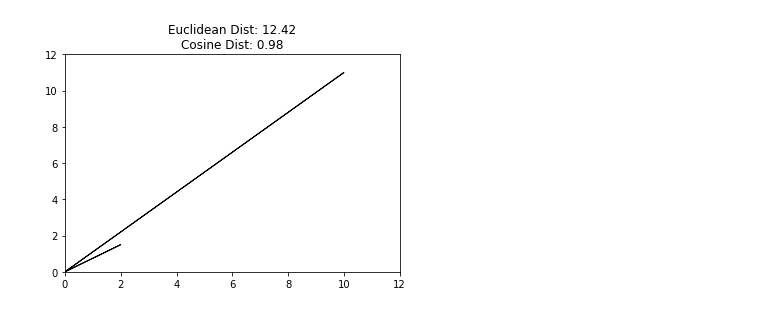
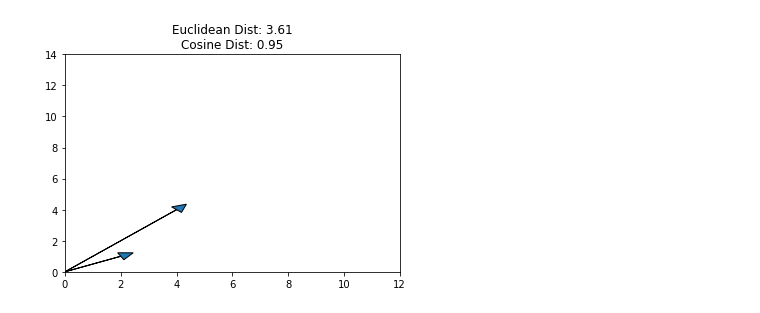
Before and after one commit to caiomiyashiro/RecommenderSystemsNotebooks, a Jupyter notebook: Month 2 Part III - Notes on Similarity Metrics for CF.ipynb, the cells around one changed output. Cells and saved outputs as stored; diff of their text form; code cells hidden in the pictures.

Commit message:
finished metrics

```diff
--- a/Month 2 Part III - Notes on Similarity Metrics for CF.ipynb
+++ b/Month 2 Part III - Notes on Similarity Metrics for CF.ipynb
@@ -32,18 +32,14 @@ On other cases, this physical distance might not be desired, as we only want to
 # %%
-import matplotlib.pyplot as plt
-import numpy as np
-from sklearn.metrics.pairwise import euclidean_distances
-import pandas as pd
+arrayA = np.array([2,1]); arrayB = np.array([4,4]);
 
-arrayA = np.array([2,1.5]); arrayB = np.array([10,11]);
-
-plt.arrow(x = 0, y = 0, dx = arrayA[0], dy = arrayA[1]); plt.arrow(x = 0, y = 0, dx = arrayB[0], dy = arrayB[1])
-plt.xlim(0,12); plt.ylim(0,12);
+plt.arrow(x = 0, y = 0, dx = arrayA[0], dy = arrayA[1], head_width=0.5, head_length=0.5)
+plt.arrow(x = 0, y = 0, dx = arrayB[0], dy = arrayB[1], head_width=0.5, head_length=0.5)
+plt.xlim(0,12); plt.ylim(0,14);
 
 euclideanDistance = np.sqrt(np.sum((arrayA - arrayB)**2))
 cosineSim = np.dot(arrayA, arrayB)/(np.linalg.norm(arrayA) * np.linalg.norm(arrayB))
 
 plt.title('Euclidean Dist: ' + str(round(euclideanDistance,2)) + '\n' +
          'Cosine Dist: ' + str(round(cosineSim,2)));
 # %% [output]
-[figure, old version]
+[figure, new version]
```
Also changed, not shown: parts of 9 cells of this notebook, 2 other files.
